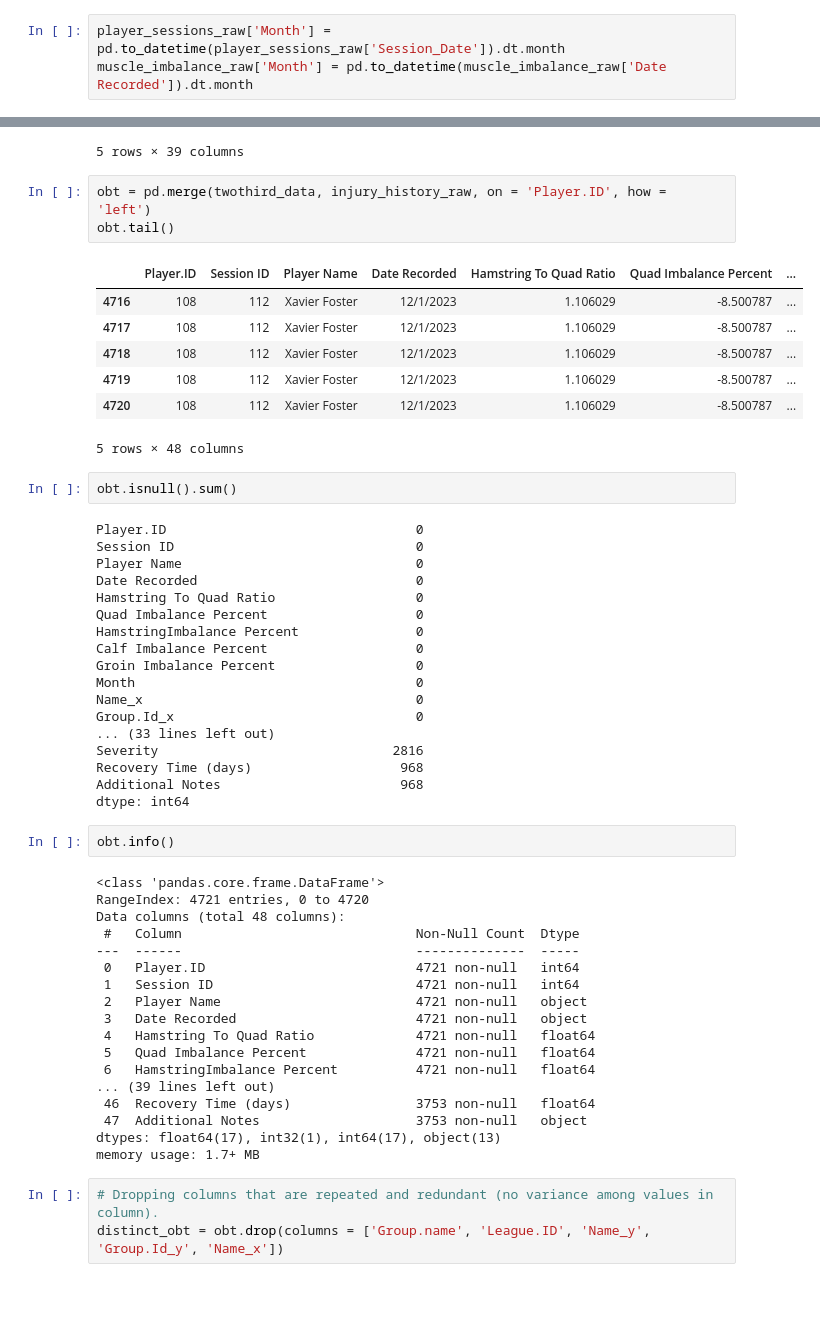
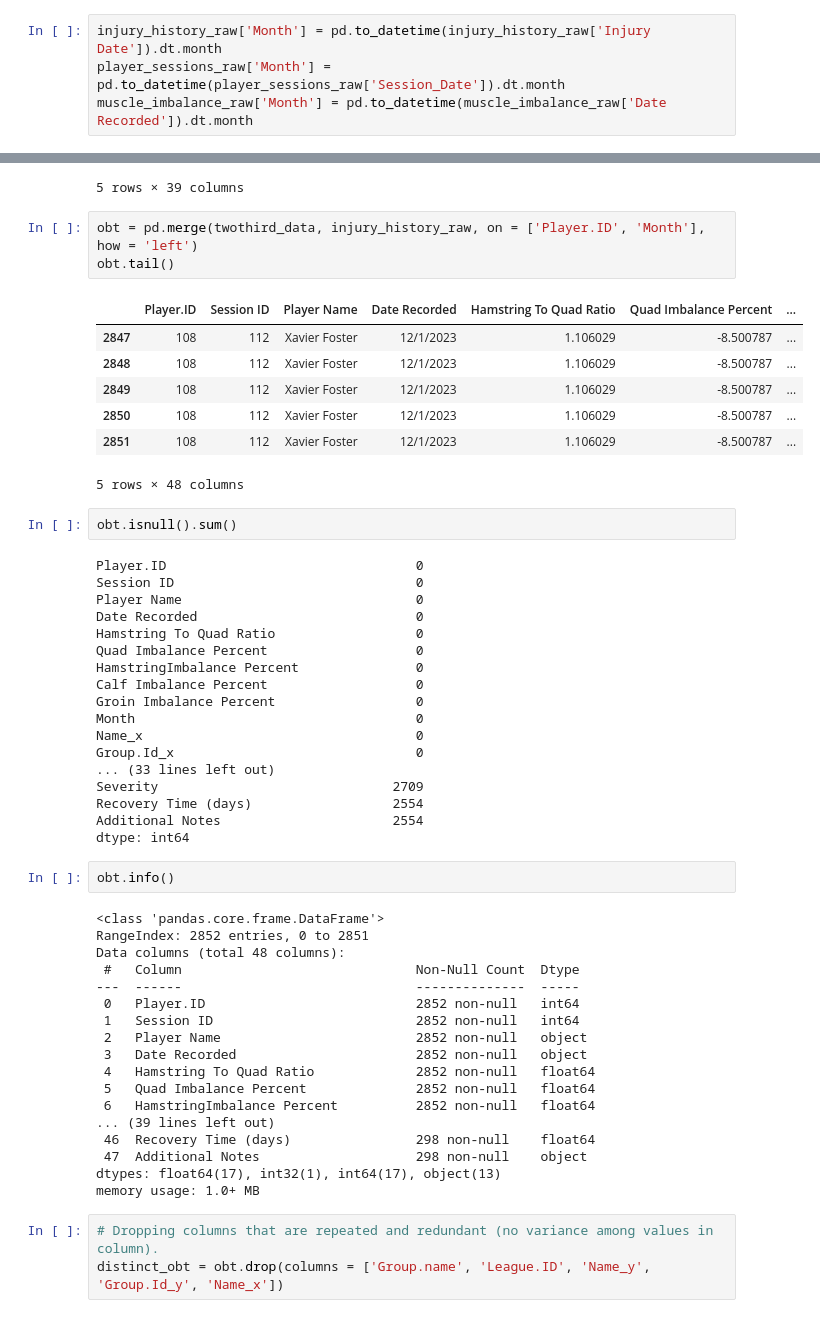
Before and after one commit to sskashya/Stat_padding-DataScience-Competition, a Jupyter notebook: ds_comp_eda.ipynb, the cells around one changed output, grey strips where cells are left out. Saved outputs shown, nothing was run; the diff lists cells and outputs as text.

```diff
--- a/ds_comp_eda.ipynb
+++ b/ds_comp_eda.ipynb
@@ -13,5 +16,6 @@ injury_history_raw = pd.read_csv("data/injury_history(injury_history).csv", sep
 muscle_imbalance_raw = pd.read_csv("data/injury_history(muscle_imbalance_data).csv", sep = ",", encoding = 'ISO-8859-1')
 player_sessions_raw = pd.read_csv("data/injury_history(player_sessions).csv", sep = ",", encoding = 'ISO-8859-1')
 # %%
+injury_history_raw['Month'] = pd.to_datetime(injury_history_raw['Injury Date']).dt.month
 player_sessions_raw['Month'] = pd.to_datetime(player_sessions_raw['Session_Date']).dt.month
 muscle_imbalance_raw['Month'] = pd.to_datetime(muscle_imbalance_raw['Date Recorded']).dt.month
@@ -124,15 +148,15 @@ twothird_data.head()
 | 4 | 112 | 101 | Anthony Lopez | 1/1/2023 | 0.808741 | -10.149294 | ... |
 5 rows × 39 columns
 # %%
-obt = pd.merge(twothird_data, injury_history_raw, on = 'Player.ID', how = 'left')
+obt = pd.merge(twothird_data, injury_history_raw, on = ['Player.ID', 'Month'], how = 'left')
 obt.tail()
 # %% [output]
 |  | Player.ID | Session ID | Player Name | Date Recorded | Hamstring To Quad Ratio | Quad Imbalance Percent | ... |
-| 4716 | 108 | 112 | Xavier Foster | 12/1/2023 | 1.106029 | -8.500787 | ... |
-| 4717 | 108 | 112 | Xavier Foster | 12/1/2023 | 1.106029 | -8.500787 | ... |
-| 4718 | 108 | 112 | Xavier Foster | 12/1/2023 | 1.106029 | -8.500787 | ... |
-| 4719 | 108 | 112 | Xavier Foster | 12/1/2023 | 1.106029 | -8.500787 | ... |
-| 4720 | 108 | 112 | Xavier Foster | 12/1/2023 | 1.106029 | -8.500787 | ... |
+| 2847 | 108 | 112 | Xavier Foster | 12/1/2023 | 1.106029 | -8.500787 | ... |
+| 2848 | 108 | 112 | Xavier Foster | 12/1/2023 | 1.106029 | -8.500787 | ... |
+| 2849 | 108 | 112 | Xavier Foster | 12/1/2023 | 1.106029 | -8.500787 | ... |
+| 2850 | 108 | 112 | Xavier Foster | 12/1/2023 | 1.106029 | -8.500787 | ... |
+| 2851 | 108 | 112 | Xavier Foster | 12/1/2023 | 1.106029 | -8.500787 | ... |
 5 rows × 48 columns
 # %%
 obt.isnull().sum()
@@ -150,30 +174,30 @@ Month                                    0
 Name_x                                   0
 Group.Id_x                               0
 ... (33 lines left out)
-Severity                              2816
-Recovery Time (days)                   968
-Additional Notes                       968
+Severity                              2709
+Recovery Time (days)                  2554
+Additional Notes                      2554
 dtype: int64
 # %%
 obt.info()
 # %% [output]
 <class 'pandas.core.frame.DataFrame'>
-RangeIndex: 4721 entries, 0 to 4720
+RangeIndex: 2852 entries, 0 to 2851
 Data columns (total 48 columns):
  #   Column                              Non-Null Count  Dtype
 ---  ------                              --------------  -----
- 0   Player.ID                           4721 non-null   int64
- 1   Session ID                          4721 non-null   int64
- 2   Player Name                         4721 non-null   object
- 3   Date Recorded                       4721 non-null   object
- 4   Hamstring To Quad Ratio             4721 non-null   float64
- 5   Quad Imbalance Percent              4721 non-null   float64
- 6   HamstringImbalance Percent          4721 non-null   float64
+ 0   Player.ID                           2852 non-null   int64
+ 1   Session ID                          2852 non-null   int64
+ 2   Player Name                         2852 non-null   object
+ 3   Date Recorded                       2852 non-null   object
+ 4   Hamstring To Quad Ratio             2852 non-null   float64
+ 5   Quad Imbalance Percent              2852 non-null   float64
+ 6   HamstringImbalance Percent          2852 non-null   float64
 ... (39 lines left out)
- 46  Recovery Time (days)                3753 non-null   float64
- 47  Additional Notes                    3753 non-null   object
+ 46  Recovery Time (days)                298 non-null    float64
+ 47  Additional Notes                    298 non-null    object
 dtypes: float64(17), int32(1), int64(17), object(13)
-memory usage: 1.7+ MB
+memory usage: 1.0+ MB
 # %%
 # Dropping columns that are repeated and redundant (no variance among values in column).
 distinct_obt = obt.drop(columns = ['Group.name', 'League.ID', 'Name_y', 'Group.Id_y', 'Name_x'])
```
Also changed, not shown: parts of 25 cells of this notebook.
